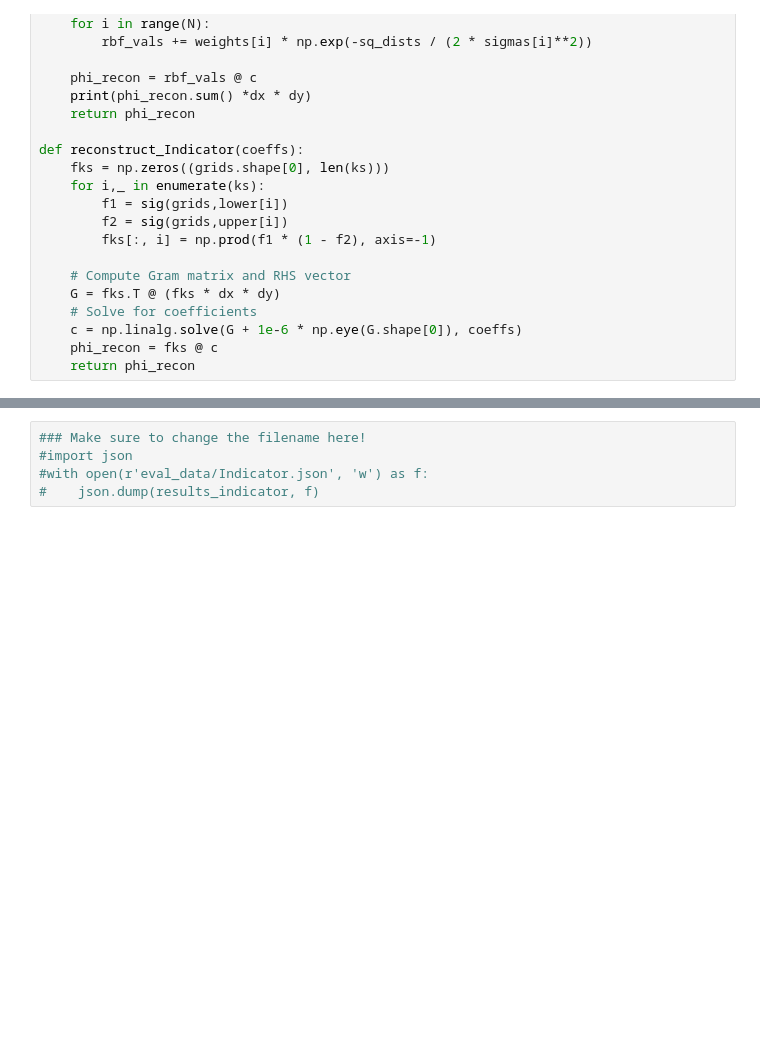
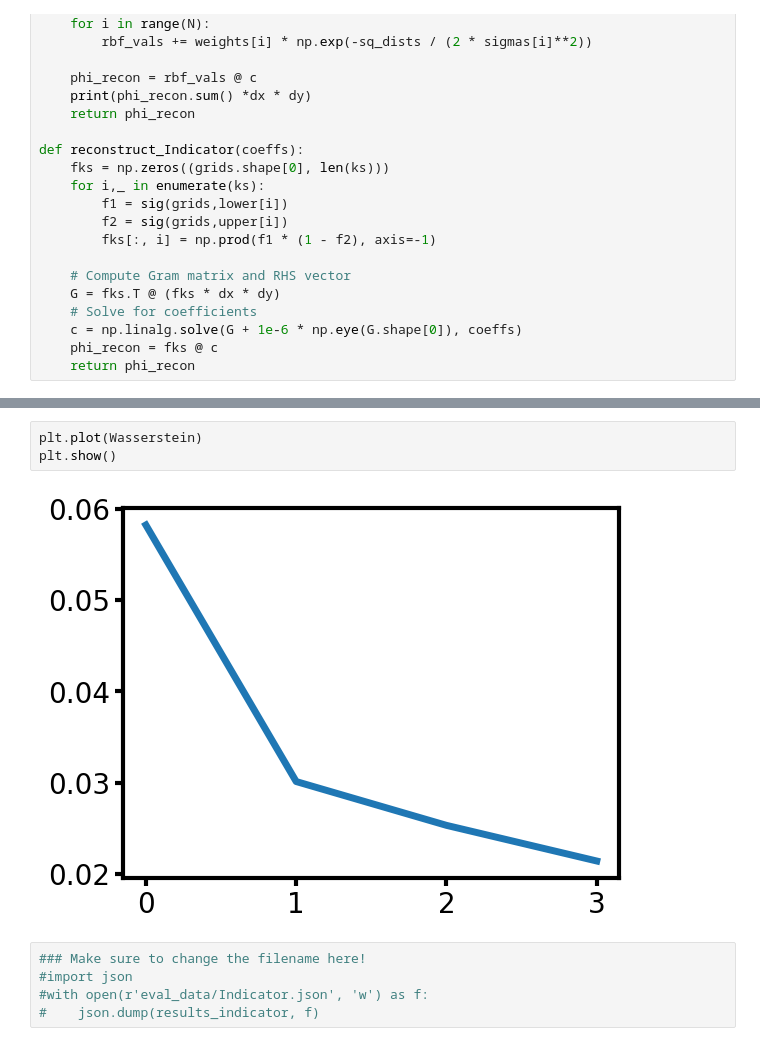
Before and after one commit to Justus-ui/Ergodic_control, a Jupyter notebook: smc_ergodic_different_basis.ipynb, the cells around one changed output, grey strips where cells are left out. Drawn from its saved outputs; the diff is of its cells as text; blank space fills up the shorter version.

```diff
--- a/smc_ergodic_different_basis.ipynb
+++ b/smc_ergodic_different_basis.ipynb
@@ -375,3 +412,8 @@ Step 10000, Position: [0.4698 0.3337], Metric: 3.03934
+# %%
+plt.plot(Wasserstein)
+plt.show()
+# %% [output]
+[figure, added]
 # %%
 ### Make sure to change the filename here!
 #import json
```
Also changed, not shown: parts of 7 cells of this notebook, 1 other file.
